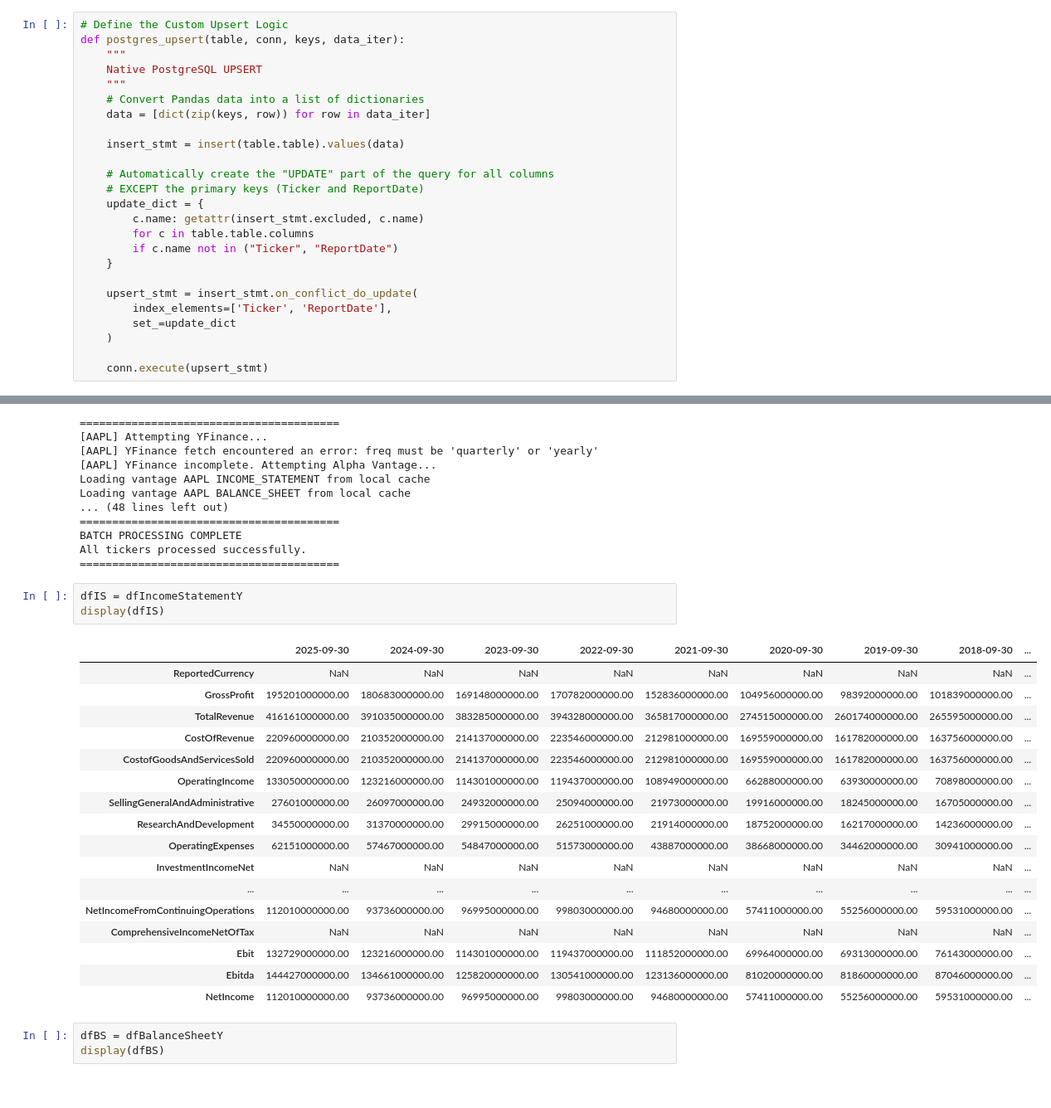
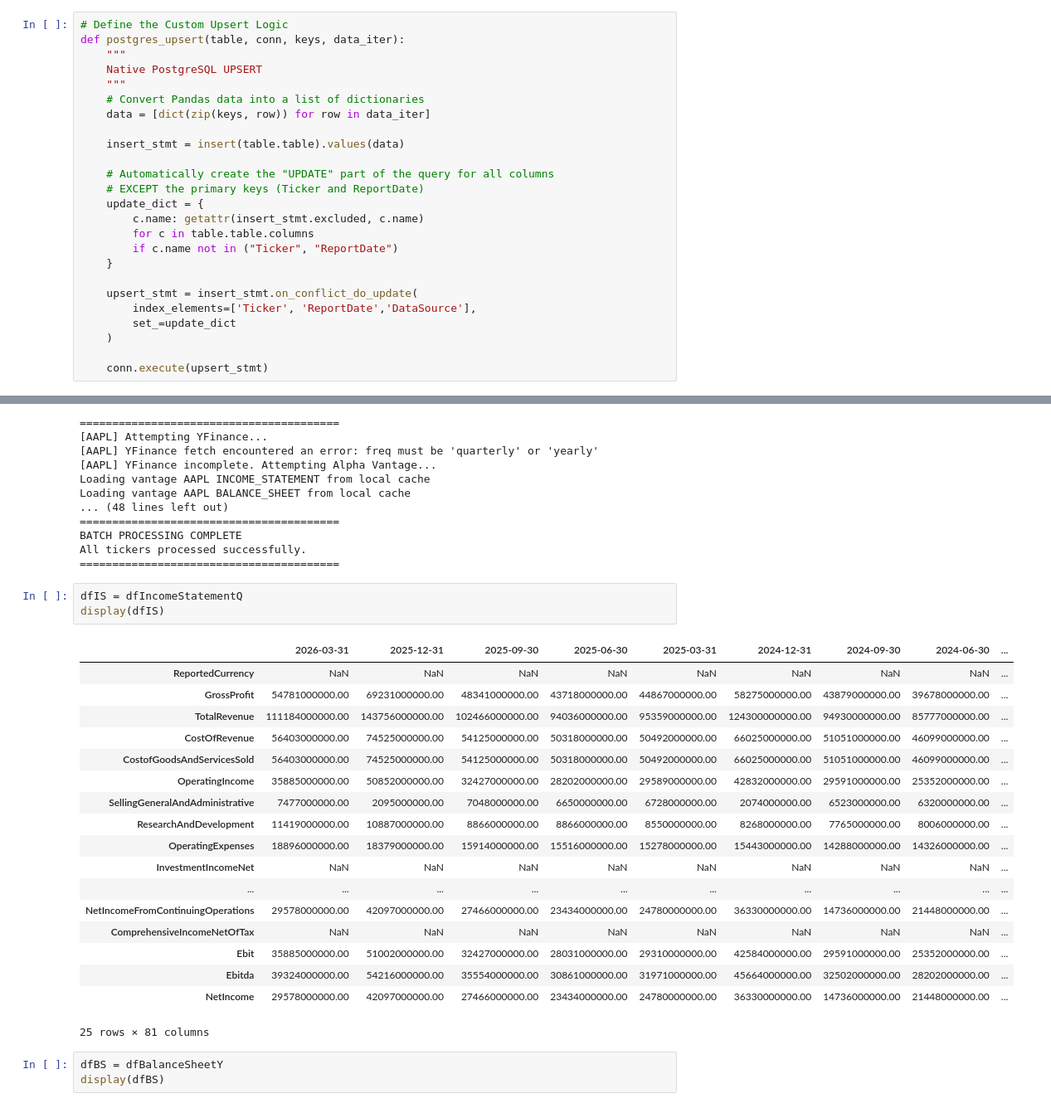
Before and after one commit to ashishmaharana188/financial_ETL_project, a Jupyter notebook: statementScrape.ipynb, the cells around one changed output, grey strips where cells are left out. Shown at 83% size. Saved outputs shown, nothing was run; the diff lists cells and outputs as text.

```diff
--- a/statementScrape.ipynb
+++ b/statementScrape.ipynb
@@ -1047,7 +1047,7 @@ def postgres_upsert(table, conn, keys, data_iter):
     }
 
     upsert_stmt = insert_stmt.on_conflict_do_update(
-        index_elements=['Ticker', 'ReportDate'],
+        index_elements=['Ticker', 'ReportDate','DataSource'],
         set_=update_dict
     )
 
@@ -1960,26 +1960,27 @@ BATCH PROCESSING COMPLETE
 All tickers processed successfully.
 ========================================
 # %%
-dfIS = dfIncomeStatementY
+dfIS = dfIncomeStatementQ
 display(dfIS)
 # %% [output]
-|  | 2025-09-30 | 2024-09-30 | 2023-09-30 | 2022-09-30 | 2021-09-30 | 2020-09-30 | 2019-09-30 | 2018-09-30 | ... |
+|  | 2026-03-31 | 2025-12-31 | 2025-09-30 | 2025-06-30 | 2025-03-31 | 2024-12-31 | 2024-09-30 | 2024-06-30 | ... |
 | ReportedCurrency | NaN | NaN | NaN | NaN | NaN | NaN | NaN | NaN | ... |
-| GrossProfit | 195201000000.00 | 180683000000.00 | 169148000000.00 | 170782000000.00 | 152836000000.00 | 104956000000.00 | 98392000000.00 | 101839000000.00 | ... |
-| TotalRevenue | 416161000000.00 | 391035000000.00 | 383285000000.00 | 394328000000.00 | 365817000000.00 | 274515000000.00 | 260174000000.00 | 265595000000.00 | ... |
-| CostOfRevenue | 220960000000.00 | 210352000000.00 | 214137000000.00 | 223546000000.00 | 212981000000.00 | 169559000000.00 | 161782000000.00 | 163756000000.00 | ... |
-| CostofGoodsAndServicesSold | 220960000000.00 | 210352000000.00 | 214137000000.00 | 223546000000.00 | 212981000000.00 | 169559000000.00 | 161782000000.00 | 163756000000.00 | ... |
-| OperatingIncome | 133050000000.00 | 123216000000.00 | 114301000000.00 | 119437000000.00 | 108949000000.00 | 66288000000.00 | 63930000000.00 | 70898000000.00 | ... |
-| SellingGeneralAndAdministrative | 27601000000.00 | 26097000000.00 | 24932000000.00 | 25094000000.00 | 21973000000.00 | 19916000000.00 | 18245000000.00 | 16705000000.00 | ... |
-| ResearchAndDevelopment | 34550000000.00 | 31370000000.00 | 29915000000.00 | 26251000000.00 | 21914000000.00 | 18752000000.00 | 16217000000.00 | 14236000000.00 | ... |
-| OperatingExpenses | 62151000000.00 | 57467000000.00 | 54847000000.00 | 51573000000.00 | 43887000000.00 | 38668000000.00 | 34462000000.00 | 30941000000.00 | ... |
+| GrossProfit | 54781000000.00 | 69231000000.00 | 48341000000.00 | 43718000000.00 | 44867000000.00 | 58275000000.00 | 43879000000.00 | 39678000000.00 | ... |
+| TotalRevenue | 111184000000.00 | 143756000000.00 | 102466000000.00 | 94036000000.00 | 95359000000.00 | 124300000000.00 | 94930000000.00 | 85777000000.00 | ... |
+| CostOfRevenue | 56403000000.00 | 74525000000.00 | 54125000000.00 | 50318000000.00 | 50492000000.00 | 66025000000.00 | 51051000000.00 | 46099000000.00 | ... |
+| CostofGoodsAndServicesSold | 56403000000.00 | 74525000000.00 | 54125000000.00 | 50318000000.00 | 50492000000.00 | 66025000000.00 | 51051000000.00 | 46099000000.00 | ... |
+| OperatingIncome | 35885000000.00 | 50852000000.00 | 32427000000.00 | 28202000000.00 | 29589000000.00 | 42832000000.00 | 29591000000.00 | 25352000000.00 | ... |
+| SellingGeneralAndAdministrative | 7477000000.00 | 2095000000.00 | 7048000000.00 | 6650000000.00 | 6728000000.00 | 2074000000.00 | 6523000000.00 | 6320000000.00 | ... |
+| ResearchAndDevelopment | 11419000000.00 | 10887000000.00 | 8866000000.00 | 8866000000.00 | 8550000000.00 | 8268000000.00 | 7765000000.00 | 8006000000.00 | ... |
+| OperatingExpenses | 18896000000.00 | 18379000000.00 | 15914000000.00 | 15516000000.00 | 15278000000.00 | 15443000000.00 | 14288000000.00 | 14326000000.00 | ... |
 | InvestmentIncomeNet | NaN | NaN | NaN | NaN | NaN | NaN | NaN | NaN | ... |
 | ... | ... | ... | ... | ... | ... | ... | ... | ... | ... |
-| NetIncomeFromContinuingOperations | 112010000000.00 | 93736000000.00 | 96995000000.00 | 99803000000.00 | 94680000000.00 | 57411000000.00 | 55256000000.00 | 59531000000.00 | ... |
+| NetIncomeFromContinuingOperations | 29578000000.00 | 42097000000.00 | 27466000000.00 | 23434000000.00 | 24780000000.00 | 36330000000.00 | 14736000000.00 | 21448000000.00 | ... |
 | ComprehensiveIncomeNetOfTax | NaN | NaN | NaN | NaN | NaN | NaN | NaN | NaN | ... |
-| Ebit | 132729000000.00 | 123216000000.00 | 114301000000.00 | 119437000000.00 | 111852000000.00 | 69964000000.00 | 69313000000.00 | 76143000000.00 | ... |
-| Ebitda | 144427000000.00 | 134661000000.00 | 125820000000.00 | 130541000000.00 | 123136000000.00 | 81020000000.00 | 81860000000.00 | 87046000000.00 | ... |
-| NetIncome | 112010000000.00 | 93736000000.00 | 96995000000.00 | 99803000000.00 | 94680000000.00 | 57411000000.00 | 55256000000.00 | 59531000000.00 | ... |
+| Ebit | 35885000000.00 | 51002000000.00 | 32427000000.00 | 28031000000.00 | 29310000000.00 | 42584000000.00 | 29591000000.00 | 25352000000.00 | ... |
+| Ebitda | 39324000000.00 | 54216000000.00 | 35554000000.00 | 30861000000.00 | 31971000000.00 | 45664000000.00 | 32502000000.00 | 28202000000.00 | ... |
+| NetIncome | 29578000000.00 | 42097000000.00 | 27466000000.00 | 23434000000.00 | 24780000000.00 | 36330000000.00 | 14736000000.00 | 21448000000.00 | ... |
+25 rows × 81 columns
 # %%
 dfBS = dfBalanceSheetY
 display(dfBS)
```
Also changed, not shown: parts of 1 cell of this notebook, 14 other files.
